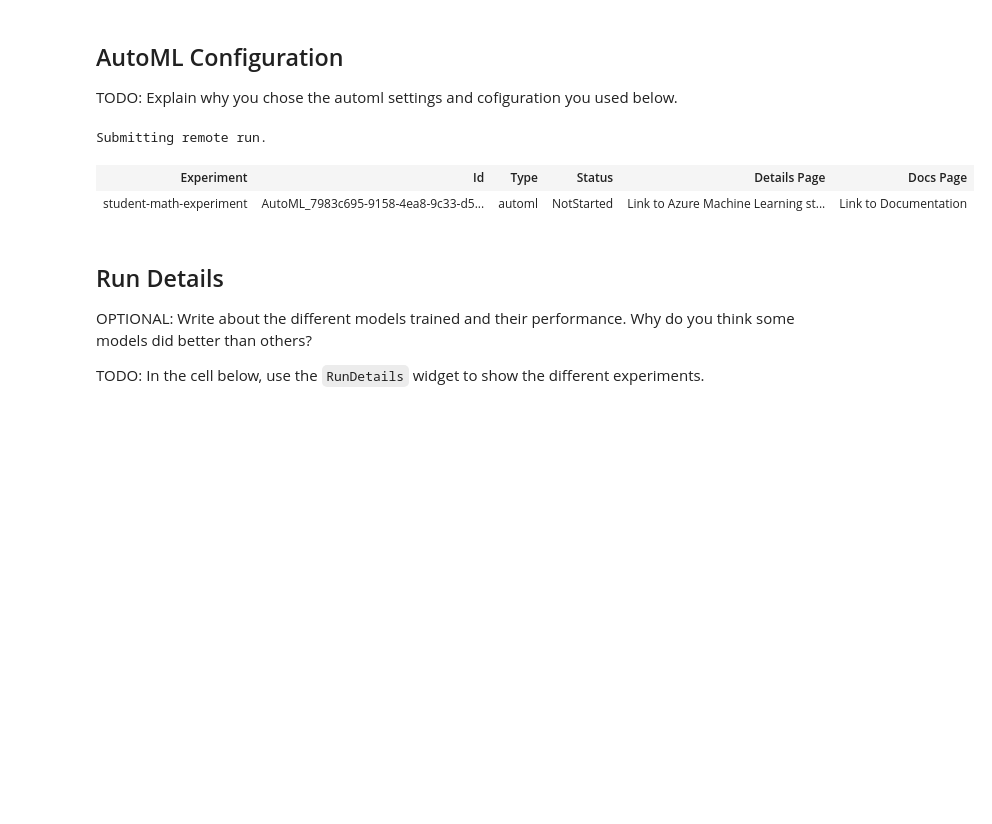
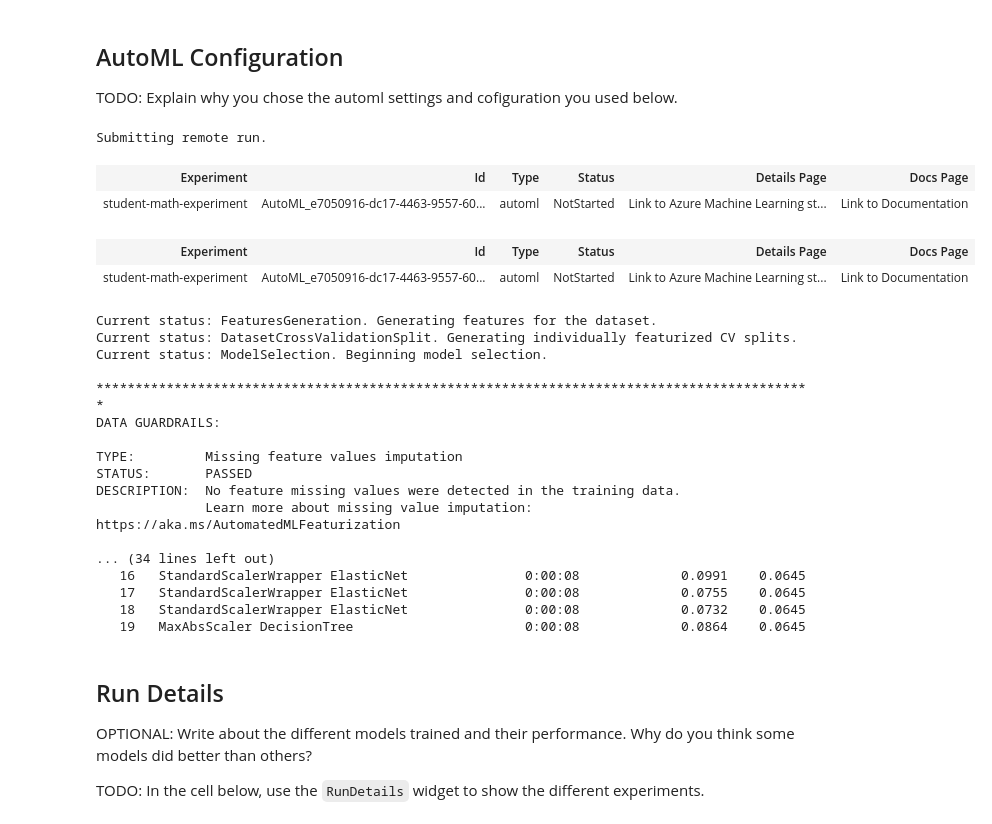
Before and after one commit to blake-cromar/student-performance-ml, a Jupyter notebook: automl.ipynb, the cells around one changed output. Cells and saved outputs as stored; diff of their text form; code cells hidden in the pictures; blank space fills up the shorter version.

```diff
--- a/automl.ipynb
+++ b/automl.ipynb
@@ -16,6 +16,10 @@ TODO: Get data. In the cell below, write code to access the data you will be usi
 ws = Workspace.from_config()
 
 # choose a name for experiment
-experiment_name = 'student-math-experiment'
+experiment_name = 'student-math-experiment-automl'
 
 experiment=Experiment(ws, experiment_name)
+
+# Setting up the enviornment
+env = Environment.from_existing_conda_environment(name="my-captured-notebook-env", conda_environment_name="azureml_py38")
+env.register(workspace=ws)
@@ -51,10 +74,30 @@ automl_config = AutoMLConfig(
 # %%
 # TODO: Submit your experiment
 remote_run = experiment.submit(automl_config)
+remote_run.wait_for_completion(show_output=True)
 # %% [output]
 Submitting remote run.
 | Experiment | Id | Type | Status | Details Page | Docs Page |
-| student-math-experiment | AutoML_7983c695-9158-4ea8-9c33-d5... | automl | NotStarted | Link to Azure Machine Learning st... | Link to Documentation |
+| student-math-experiment | AutoML_e7050916-dc17-4463-9557-60... | automl | NotStarted | Link to Azure Machine Learning st... | Link to Documentation |
+| Experiment | Id | Type | Status | Details Page | Docs Page |
+| student-math-experiment | AutoML_e7050916-dc17-4463-9557-60... | automl | NotStarted | Link to Azure Machine Learning st... | Link to Documentation |
+Current status: FeaturesGeneration. Generating features for the dataset.
+Current status: DatasetCrossValidationSplit. Generating individually featurized CV splits.
+Current status: ModelSelection. Beginning model selection.
+
+********************************************************************************************
+DATA GUARDRAILS:
+
+TYPE:         Missing feature values imputation
+STATUS:       PASSED
+DESCRIPTION:  No feature missing values were detected in the training data.
+              Learn more about missing value imputation: https://aka.ms/AutomatedMLFeaturization
+
+... (34 lines left out)
+   16   StandardScalerWrapper ElasticNet               0:00:08             0.0991    0.0645
+   17   StandardScalerWrapper ElasticNet               0:00:08             0.0755    0.0645
+   18   StandardScalerWrapper ElasticNet               0:00:08             0.0732    0.0645
+   19   MaxAbsScaler DecisionTree                      0:00:08             0.0864    0.0645
 # %% [markdown]
 ## Run Details
 
```
Also changed, not shown: parts of 10 cells of this notebook.
